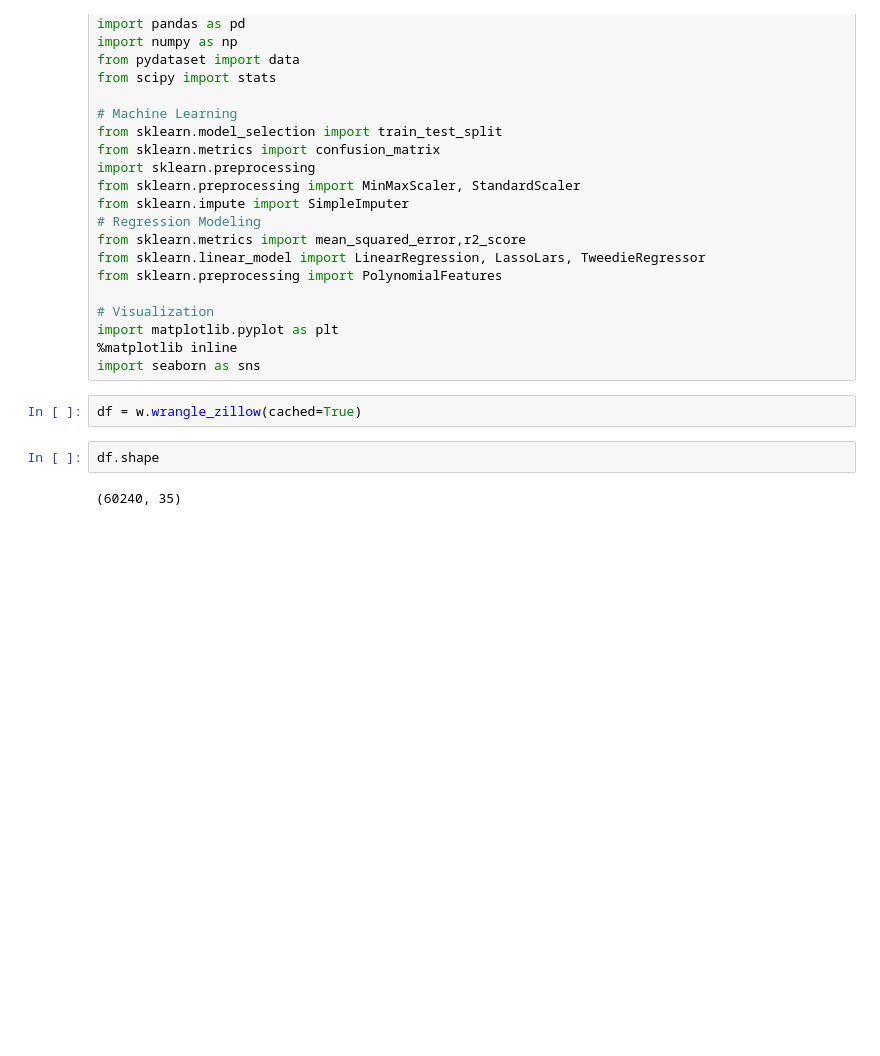
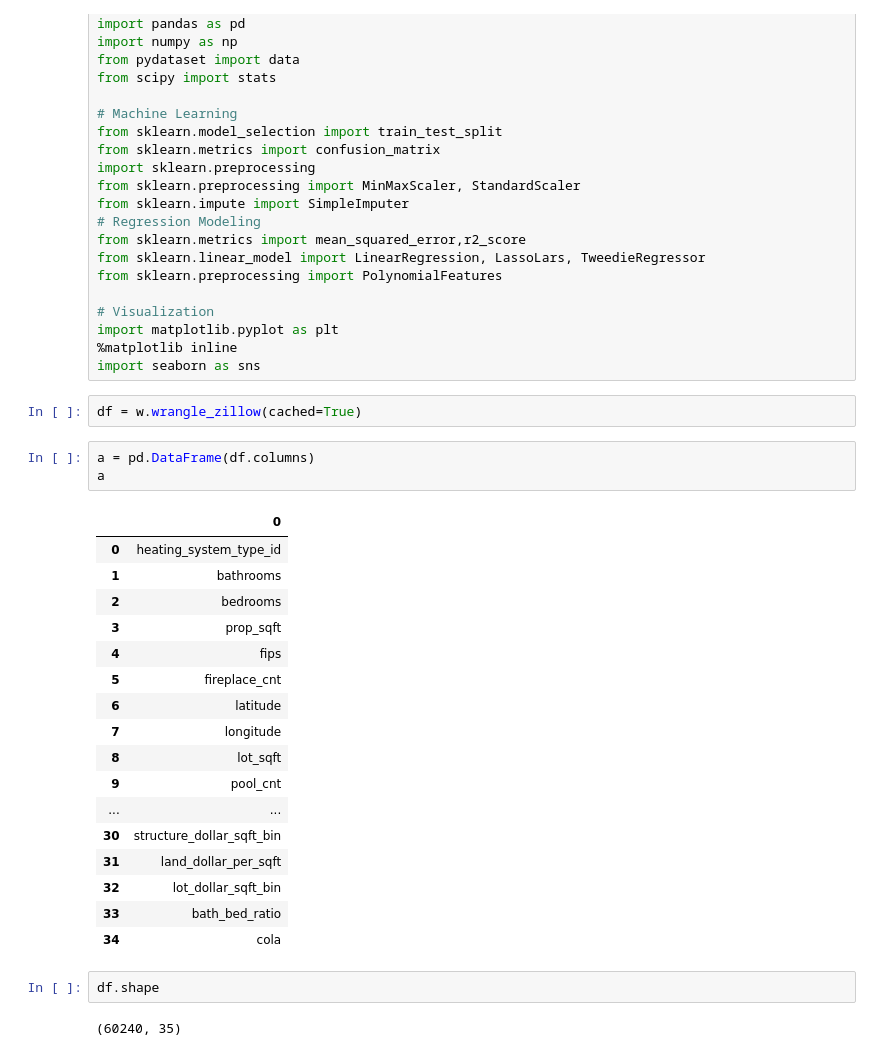
Before and after one commit to matt-and-alicia/zillow-clustering-project, a Jupyter notebook: matts_explore.ipynb, the cells around one changed output. Drawn from its saved outputs; the diff is of its cells as text; blank space fills up the shorter version.

```diff
--- a/matts_explore.ipynb
+++ b/matts_explore.ipynb
@@ -30,6 +30,27 @@ import matplotlib.pyplot as plt
 import seaborn as sns
 # %%
 df = w.wrangle_zillow(cached=True)
+# %%
+a = pd.DataFrame(df.columns)
+a
+# %% [output]
+|  | 0 |
+| 0 | heating_system_type_id |
+| 1 | bathrooms |
+| 2 | bedrooms |
+| 3 | prop_sqft |
+| 4 | fips |
+| 5 | fireplace_cnt |
+| 6 | latitude |
+| 7 | longitude |
+| 8 | lot_sqft |
+| 9 | pool_cnt |
+| ... | ... |
+| 30 | structure_dollar_sqft_bin |
+| 31 | land_dollar_per_sqft |
+| 32 | lot_dollar_sqft_bin |
+| 33 | bath_bed_ratio |
+| 34 | cola |
 # %%
 df.shape
 # %% [output]
```
Also changed, not shown: parts of 1 cell of this notebook, 2 other files.
